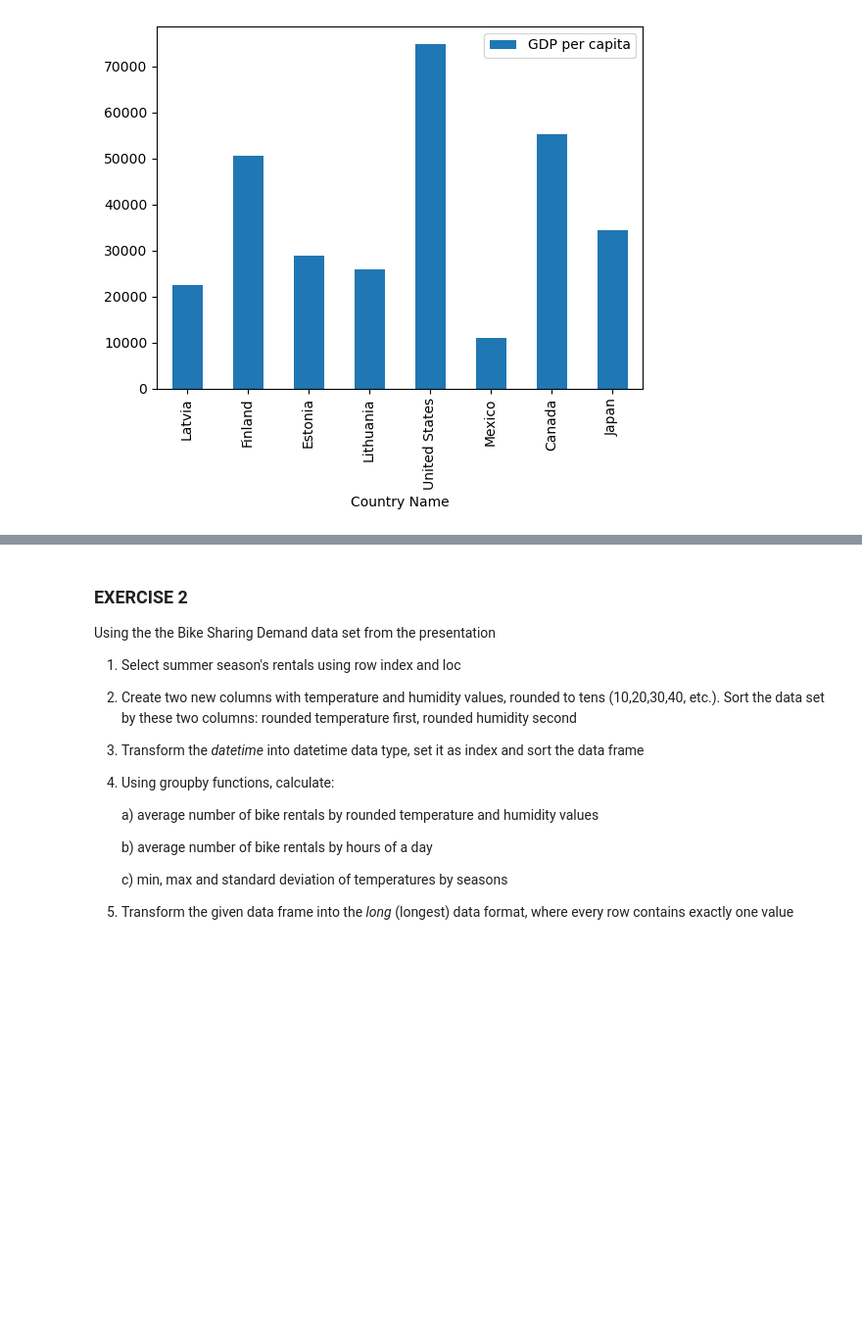
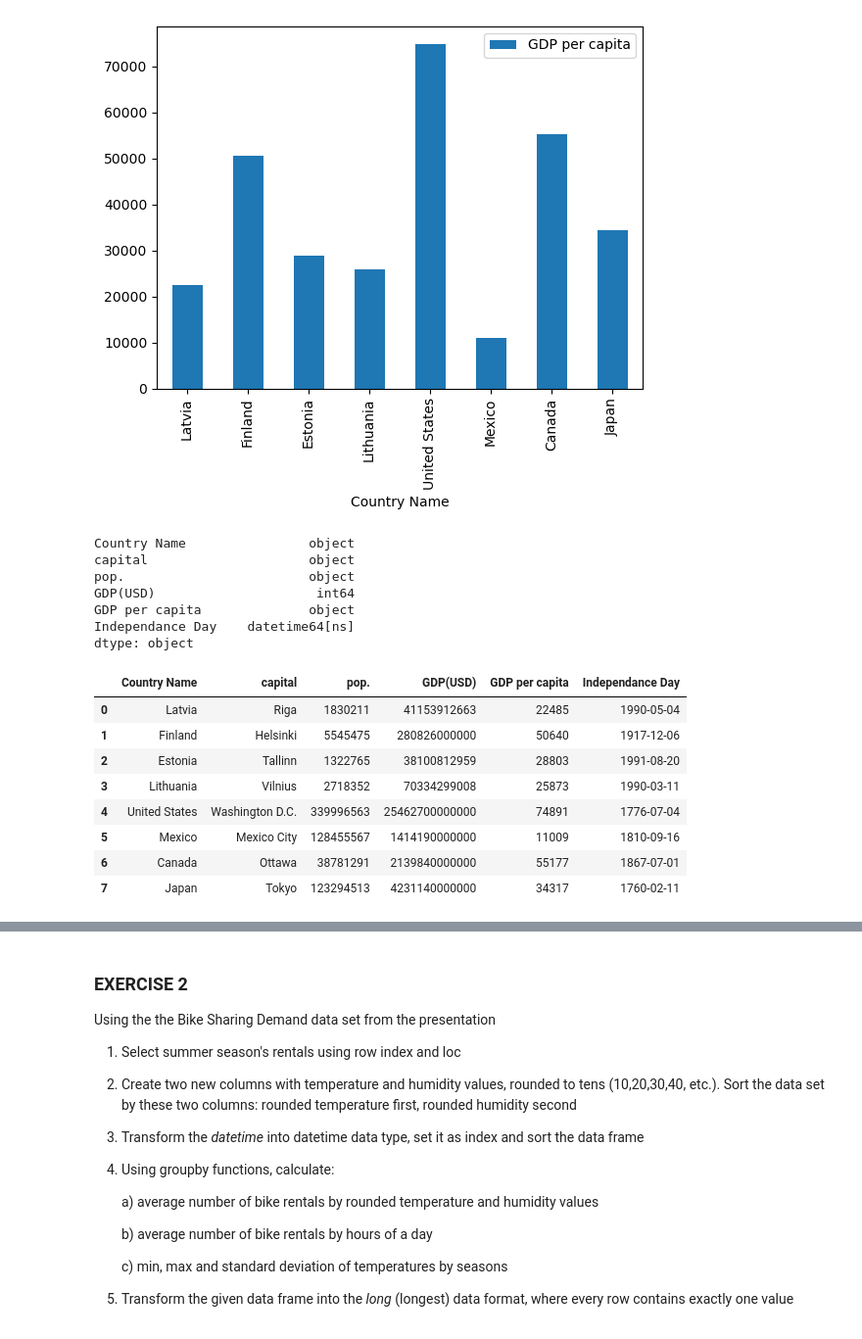
Before and after one commit to Takosaga/fall_23, a Jupyter notebook: programming_for_data_analytics/Gamez_lab5.ipynb, the cells around one changed output, grey strips where cells are left out. Shown: that part at 98% size. Saved outputs shown, nothing was run; the diff lists cells and outputs as text; code cells hidden in the pictures; blank space fills up the shorter version.

```diff
--- a/programming_for_data_analytics/Gamez_lab5.ipynb
+++ b/programming_for_data_analytics/Gamez_lab5.ipynb
@@ -15,27 +15,27 @@ import pandas as pd
 country = {
     "Latvia" : {
         "capital" : "Riga",
-        "pop." : 1_830_211
+        "pop." : 1830211
     },
     "Finland" : {
         "capital" : "Helsinki",
-        "pop." : 5_545_475
+        "pop." : 5545475
     },
     "Estonia" : {
         "capital" : "Tallinn",
-        "pop." :  1_322_765
+        "pop." :  1322765
     },
     "Lithuania" : {
         "capital" : "Vilnius",
-        "pop." : 2_718_352
+        "pop." : 2718352
     },
     "United States" : {
         "capital" : "Washington D.C.",
-        "pop." : 339_996_563
+        "pop." : 339996563
     },
     "Mexico" : {
         "capital" : "Mexico City",
-        "pop." : 128_455_567
+        "pop." : 128455567
     }
 }
 
@@ -53,8 +53,8 @@ country_df
 | Mexico | Mexico City | 128455567 |
 # %%
 # 1
-country_df.loc["Canada"] = ["Ottawa", 38_781_291]
-country_df.loc["Japan"] = ["Tokyo", 123_294_513]
+country_df.loc["Canada"] = ["Ottawa", 38781291]
+country_df.loc["Japan"] = ["Tokyo", 123294513]
 country_df
 # %% [output]
 |  | capital | pop. |
@@ -111,6 +111,35 @@ country_df.plot.bar(x="Country Name", y="GDP per capita")
 # %% [output]
 <AxesSubplot:xlabel='Country Name'>
 [figure]
-# %%
-#5
-country_df["Independance Day"] =
+# %%
+#5
+country_df["Independance Day"] = [
+    '1990/05/04',
+    '1917/12/06',
+    '1991/08/20',
+    '1990/03/11',
+    '1776/07/04',
+    '1810/09/16',
+    '1867/07/01',
+    '1760/02/11'
+]
+country_df["Independance Day"] = pd.to_datetime(country_df["Independance Day"])
+print(country_df.dtypes)
+country_df
+# %% [output]
+Country Name                object
+capital                     object
+pop.                        object
+GDP(USD)                     int64
+GDP per capita              object
+Independance Day    datetime64[ns]
+dtype: object
+|  | Country Name | capital | pop. | GDP(USD) | GDP per capita | Independance Day |
+| 0 | Latvia | Riga | 1830211 | 41153912663 | 22485 | 1990-05-04 |
+| 1 | Finland | Helsinki | 5545475 | 280826000000 | 50640 | 1917-12-06 |
+| 2 | Estonia | Tallinn | 1322765 | 38100812959 | 28803 | 1991-08-20 |
+| 3 | Lithuania | Vilnius | 2718352 | 70334299008 | 25873 | 1990-03-11 |
+| 4 | United States | Washington D.C. | 339996563 | 25462700000000 | 74891 | 1776-07-04 |
+| 5 | Mexico | Mexico City | 128455567 | 1414190000000 | 11009 | 1810-09-16 |
+| 6 | Canada | Ottawa | 38781291 | 2139840000000 | 55177 | 1867-07-01 |
+| 7 | Japan | Tokyo | 123294513 | 4231140000000 | 34317 | 1760-02-11 |
```
Also changed, not shown: parts of 2 cells of this notebook.
